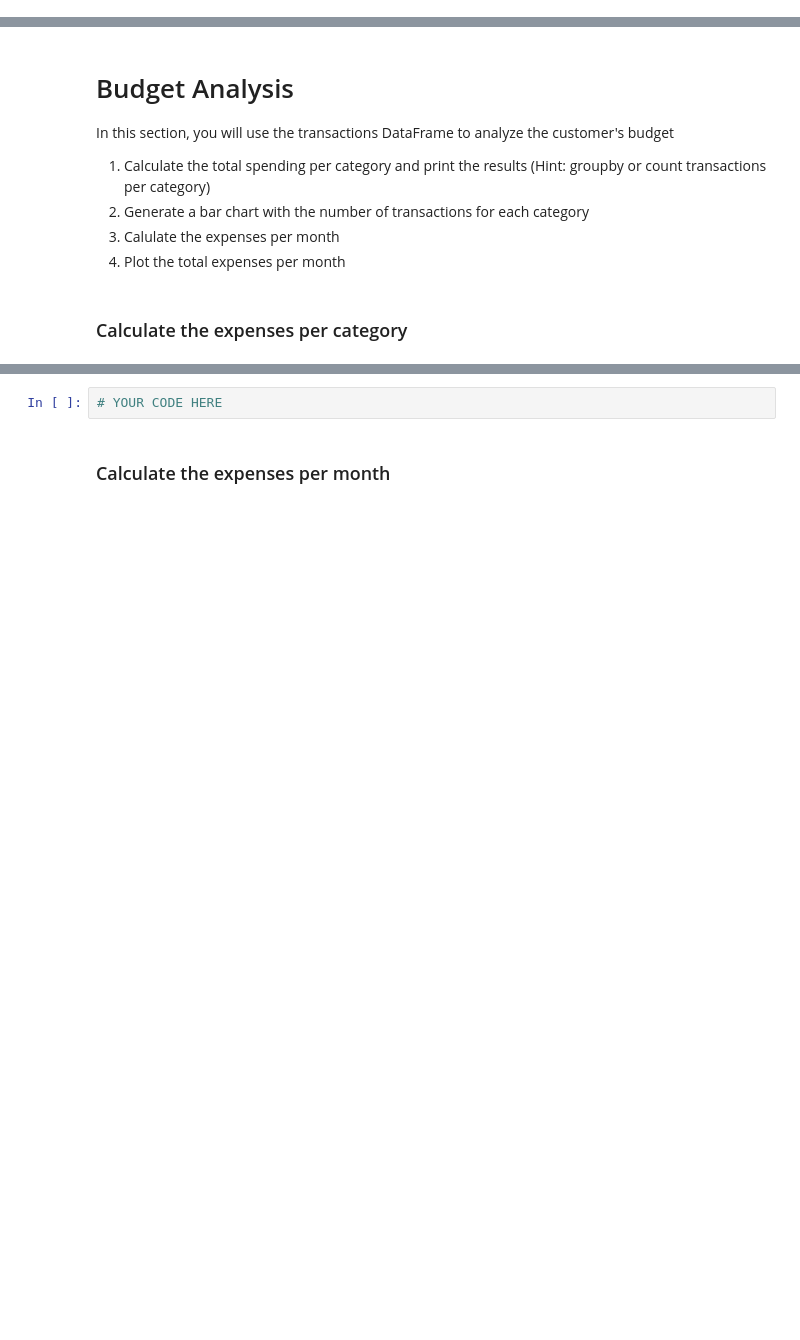
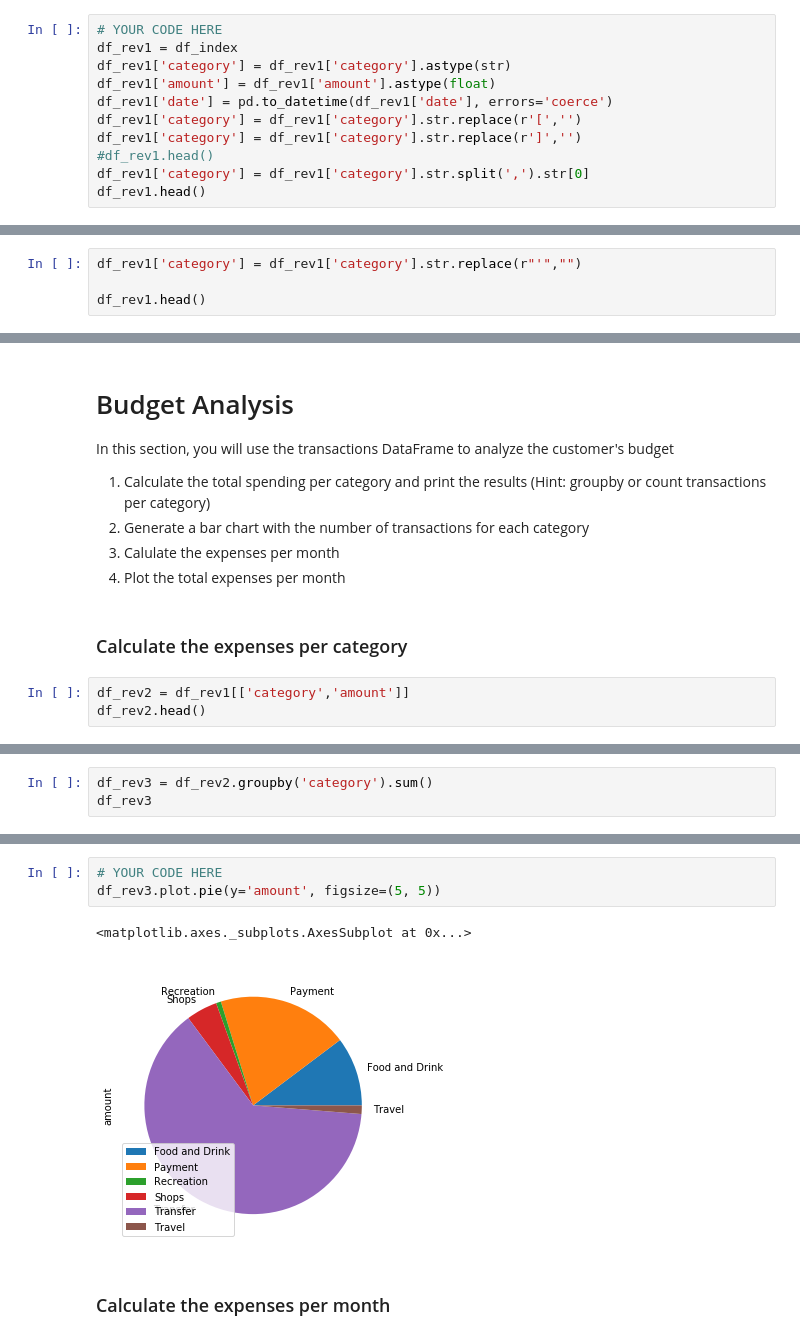
Before and after one commit to rolopez21/05-APIs, a Jupyter notebook: Instructions/Starter_Code/account_summary.ipynb, the cells around one changed output, grey strips where cells are left out. Cells and saved outputs as stored; diff of their text form; blank space fills up the shorter version.

```diff
--- a/Instructions/Starter_Code/account_summary.ipynb
+++ b/Instructions/Starter_Code/account_summary.ipynb
@@ -108,0 +160,11 @@ print(json.dumps(transaction_response['transactions'][:2],indent=4, sort_keys=Tr
+# %%
+# YOUR CODE HERE
+df_rev1 = df_index
+df_rev1['category'] = df_rev1['category'].astype(str)
+df_rev1['amount'] = df_rev1['amount'].astype(float)
+df_rev1['date'] = pd.to_datetime(df_rev1['date'], errors='coerce')
+df_rev1['category'] = df_rev1['category'].str.replace(r'[','')
+df_rev1['category'] = df_rev1['category'].str.replace(r']','')
+#df_rev1.head()
+df_rev1['category'] = df_rev1['category'].str.split(',').str[0]
+df_rev1.head()
@@ -108,0 +195,4 @@ print(json.dumps(transaction_response['transactions'][:2],indent=4, sort_keys=Tr
+# %%
+df_rev1['category'] = df_rev1['category'].str.replace(r"'","")
+
+df_rev1.head()
@@ -129,3 +231,6 @@ In this section, you will use the transactions DataFrame to analyze the customer
 4. Plot the total expenses per month
 # %% [markdown]
 ### Calculate the expenses per category
+# %%
+df_rev2 = df_rev1[['category','amount']]
+df_rev2.head()
@@ -131,0 +244,3 @@ In this section, you will use the transactions DataFrame to analyze the customer
+# %%
+df_rev3 = df_rev2.groupby('category').sum()
+df_rev3
@@ -132,4 +256,8 @@ In this section, you will use the transactions DataFrame to analyze the customer
 # %%
 # YOUR CODE HERE
+df_rev3.plot.pie(y='amount', figsize=(5, 5))
+# %% [output]
+<matplotlib.axes._subplots.AxesSubplot at 0x...>
+[figure, added]
 # %% [markdown]
 ### Calculate the expenses per month
```
Also changed, not shown: parts of 17 cells of this notebook, 2 other files.
